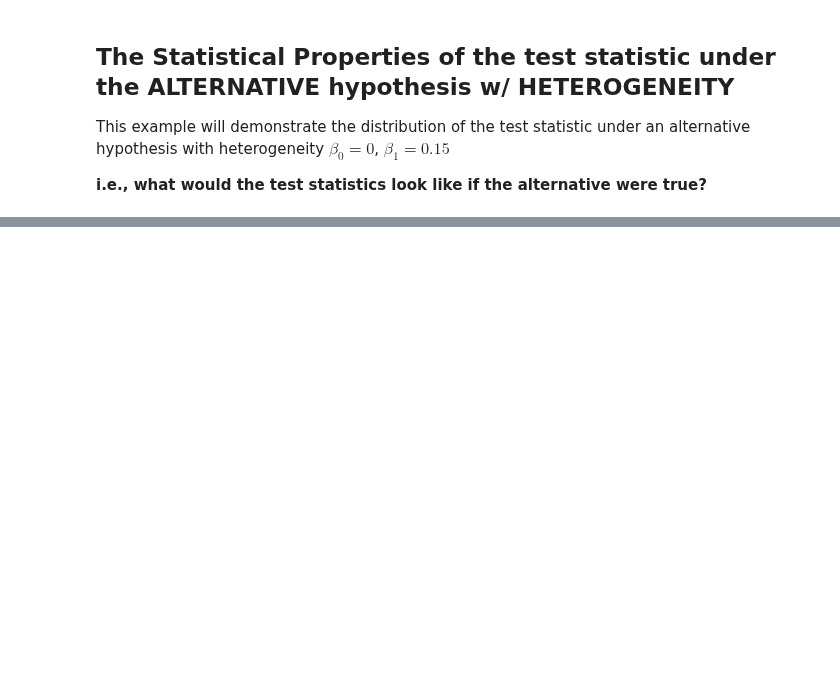
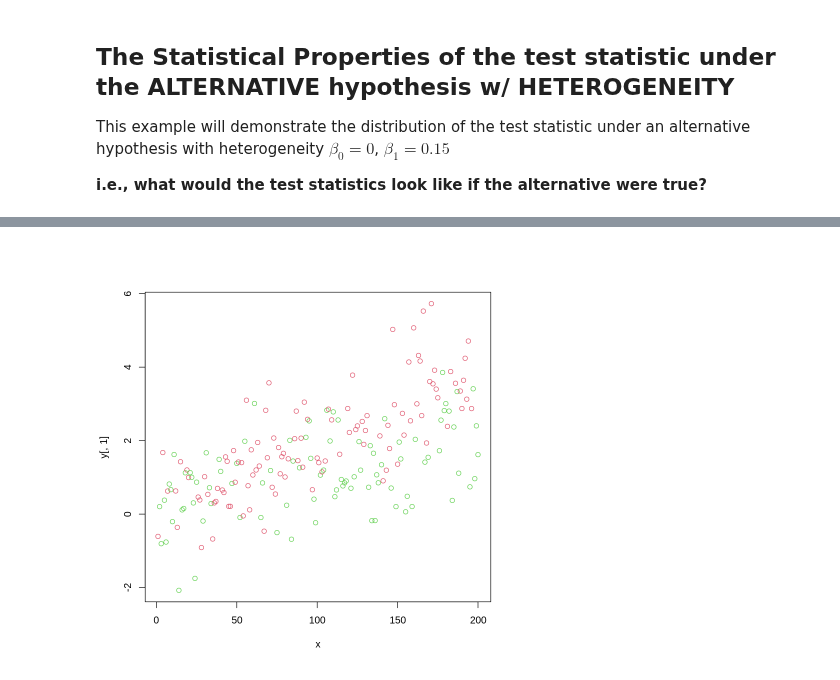
Before and after one commit to ummd/ummd.github.io, a Jupyter notebook: Teaching/RSM3053/Lecture3/Lecture3cc.ipynb, the cells around one changed output, grey strips where cells are left out. Saved outputs shown, nothing was run; the diff lists cells and outputs as text; code cells hidden in the pictures; blank space fills up the shorter version.

```diff
--- a/Teaching/RSM3053/Lecture3/Lecture3cc.ipynb
+++ b/Teaching/RSM3053/Lecture3/Lecture3cc.ipynb
@@ -61,3 +62,7 @@ for (s in 1:S){
+# %%
+plot(x,y[,1],col=G1+2)
+# %% [output]
+[figure, added]
 # %%
 hist(t1_alt, col='green')
 hist(t1_alt_het, col='blue', add=TRUE)
```
Also changed, not shown: parts of 8 cells of this notebook.
